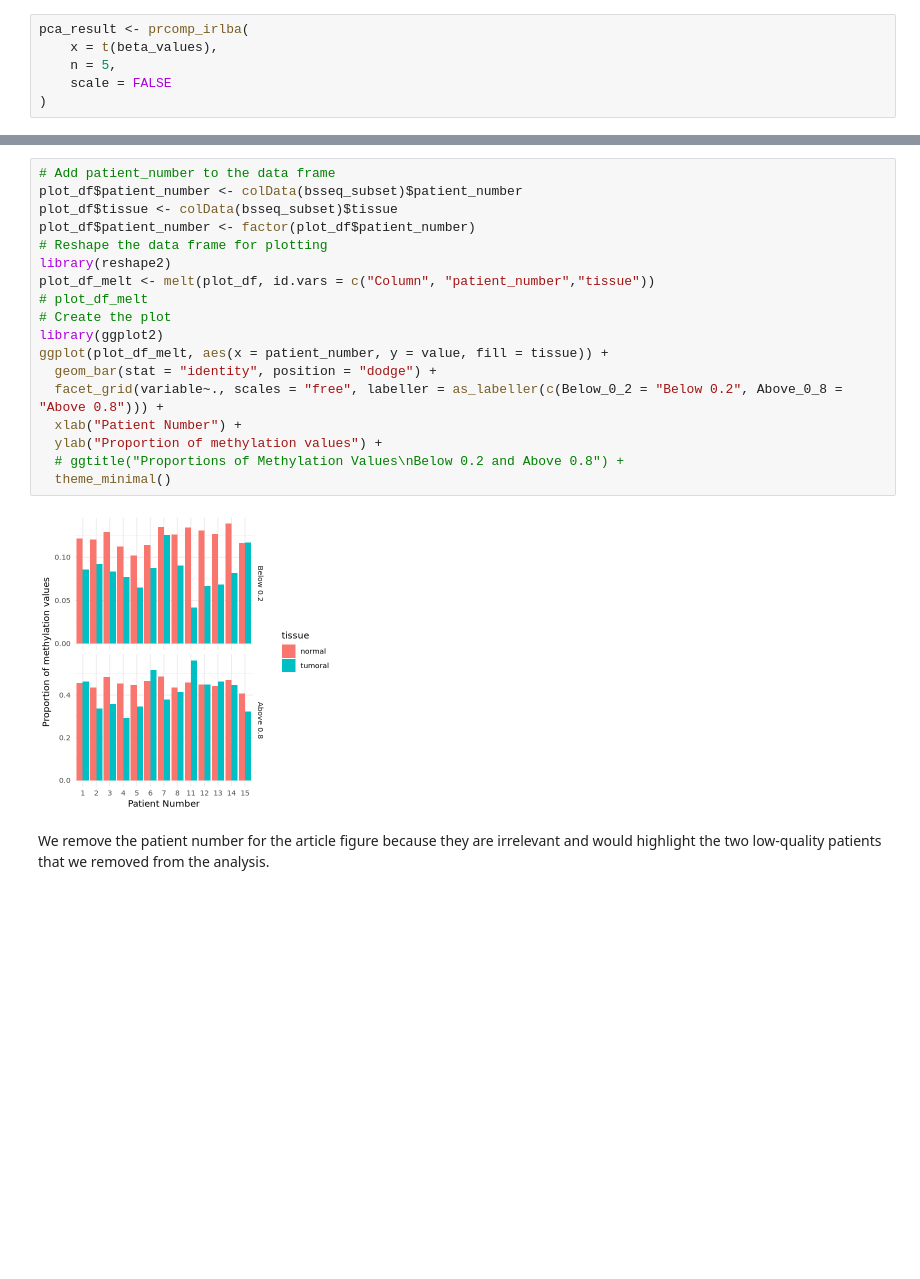
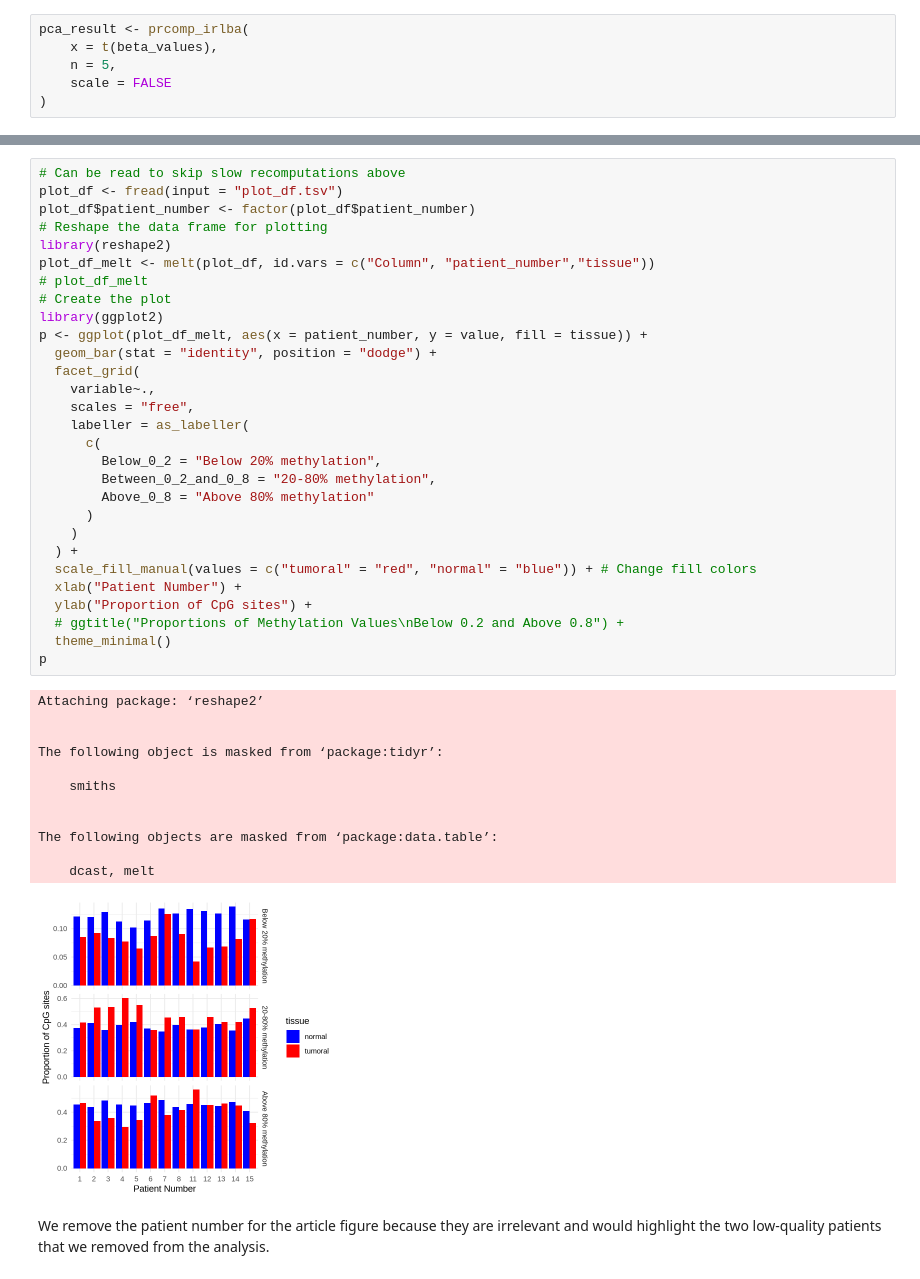
Before and after one commit to guillaumecharbonnier/mw-roperch2025, a Jupyter notebook: src/ipynb/compute_unsupervised_classification.r.ipynb, the cells around one changed output, grey strips where cells are left out. Saved outputs shown, nothing was run; the diff lists cells and outputs as text; blank space fills up the shorter version.

```diff
--- a/src/ipynb/compute_unsupervised_classification.r.ipynb
+++ b/src/ipynb/compute_unsupervised_classification.r.ipynb
@@ -464,23 +493,45 @@ plot_df_melt <- melt(plot_df, id.vars = "Column")
 # %%
-# Add patient_number to the data frame
-plot_df$patient_number <- colData(bsseq_subset)$patient_number
-plot_df$tissue <- colData(bsseq_subset)$tissue
+# Can be read to skip slow recomputations above
+plot_df <- fread(input = "plot_df.tsv")
 plot_df$patient_number <- factor(plot_df$patient_number)
 # Reshape the data frame for plotting
 library(reshape2)
 plot_df_melt <- melt(plot_df, id.vars = c("Column", "patient_number","tissue"))
 # plot_df_melt
 # Create the plot
 library(ggplot2)
-ggplot(plot_df_melt, aes(x = patient_number, y = value, fill = tissue)) +
+p <- ggplot(plot_df_melt, aes(x = patient_number, y = value, fill = tissue)) +
   geom_bar(stat = "identity", position = "dodge") +
-  facet_grid(variable~., scales = "free", labeller = as_labeller(c(Below_0_2 = "Below 0.2", Above_0_8 = "Above 0.8"))) +
+  facet_grid(
+    variable~.,
+    scales = "free",
+    labeller = as_labeller(
+      c(
+        Below_0_2 = "Below 20% methylation",
+        Between_0_2_and_0_8 = "20-80% methylation",
+        Above_0_8 = "Above 80% methylation"
+      )
+    )
+  ) +
+  scale_fill_manual(values = c("tumoral" = "red", "normal" = "blue")) + # Change fill colors
   xlab("Patient Number") +
-  ylab("Proportion of methylation values") +
+  ylab("Proportion of CpG sites") +
   # ggtitle("Proportions of Methylation Values\nBelow 0.2 and Above 0.8") +
   theme_minimal()
+p
 # %% [output]
+Attaching package: ‘reshape2’
+
+
+The following object is masked from ‘package:tidyr’:
+
+    smiths
+
+
+The following objects are masked from ‘package:data.table’:
+
+    dcast, melt
-[figure, old version]
+[figure, new version]
 # %% [markdown]
 We remove the patient number for the article figure because they are irrelevant and would highlight the two low-quality patients that we removed from the analysis.
 # %%
```
Also changed, not shown: parts of 12 cells of this notebook.
